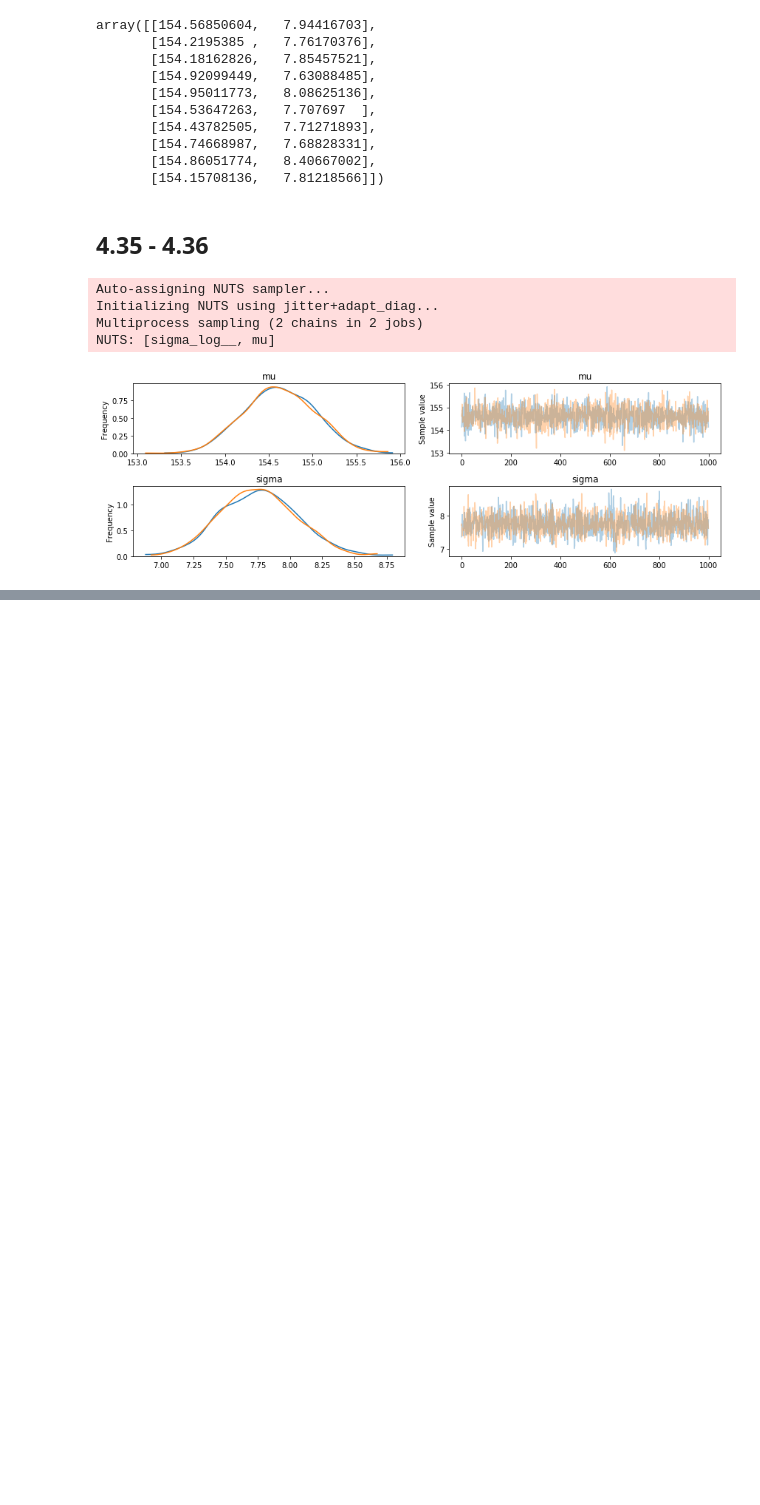
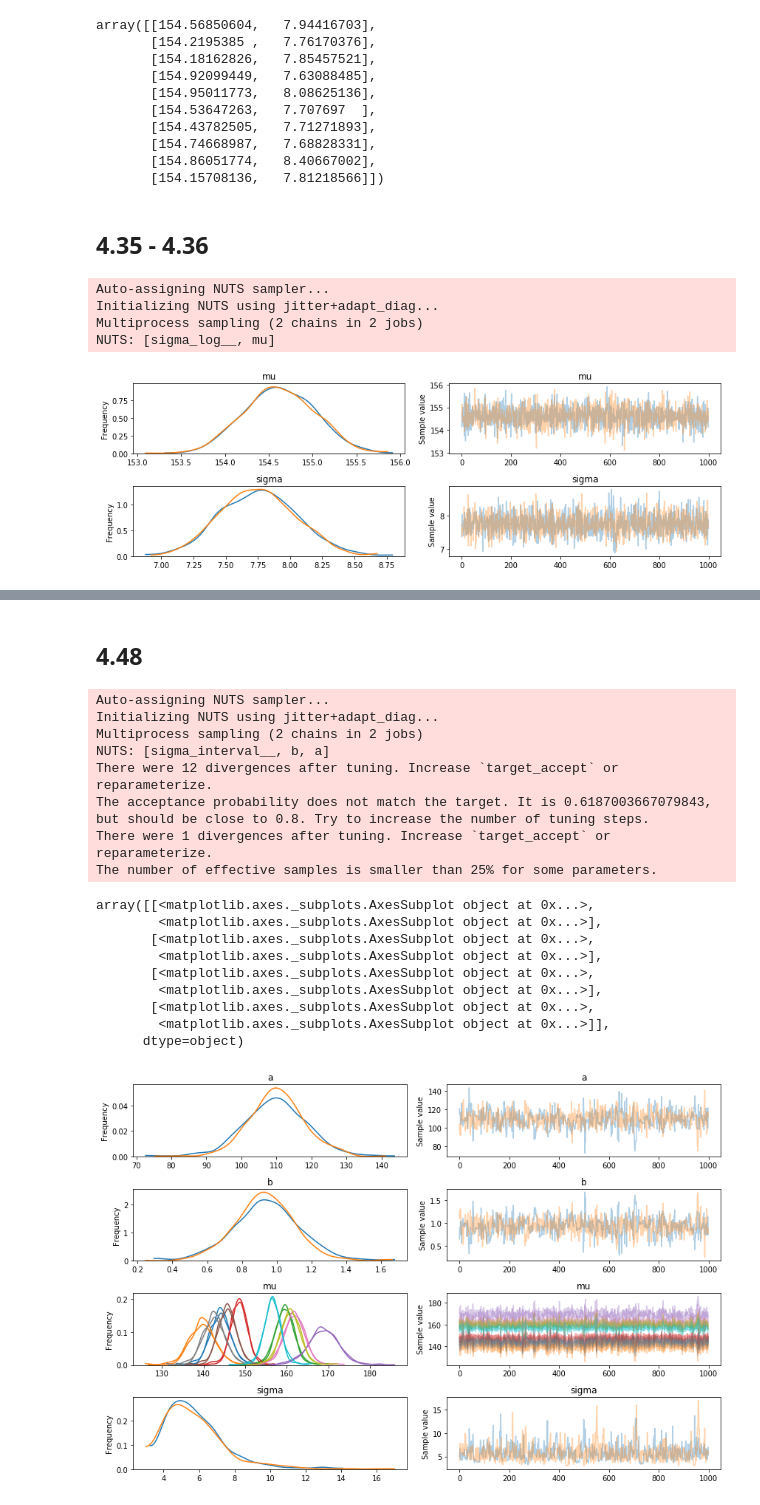
Before and after one commit to efcaguab/statistical-rethinking, a Jupyter notebook: learning-code/chapter-4-code.ipynb, the cells around one changed output, grey strips where cells are left out. Saved outputs shown, nothing was run; the diff lists cells and outputs as text; code cells hidden in the pictures; blank space fills up the shorter version.

```diff
--- a/learning-code/chapter-4-code.ipynb
+++ b/learning-code/chapter-4-code.ipynb
@@ -247,0 +302,35 @@ NUTS: [sigma_log__, mu]
+# %% [markdown]
+## 4.48
+# %%
+def modelN (N, dd):
+    dN = dd.loc[1:N]
+    with pm.Model() as model:
+        a = pm.Normal('a', mu = 156, sd = 100)
+        b = pm.Normal('b', mu = 0, sd = 10)
+        mu = pm.Deterministic('mu', a + b * dN.weight)
+        sigma = pm.Uniform('sigma', lower = 0, upper = 50)
+        height = pm.Normal('height', mu = mu, sd = sigma, observed = dN.height)
+        trace = pm.sample(1000, tune = 1000)
+    return model, trace, dN
+
+m_N, trace_mN_10, dN = modelN(10, d2)
+pm.traceplot(trace_mN_10)
+# %% [output]
+Auto-assigning NUTS sampler...
+Initializing NUTS using jitter+adapt_diag...
+Multiprocess sampling (2 chains in 2 jobs)
+NUTS: [sigma_interval__, b, a]
+There were 12 divergences after tuning. Increase `target_accept` or reparameterize.
+The acceptance probability does not match the target. It is 0.6187003667079843, but should be close to 0.8. Try to increase the number of tuning steps.
+There were 1 divergences after tuning. Increase `target_accept` or reparameterize.
+The number of effective samples is smaller than 25% for some parameters.
+array([[<matplotlib.axes._subplots.AxesSubplot object at 0x...>,
+        <matplotlib.axes._subplots.AxesSubplot object at 0x...>],
+       [<matplotlib.axes._subplots.AxesSubplot object at 0x...>,
+        <matplotlib.axes._subplots.AxesSubplot object at 0x...>],
+       [<matplotlib.axes._subplots.AxesSubplot object at 0x...>,
+        <matplotlib.axes._subplots.AxesSubplot object at 0x...>],
+       [<matplotlib.axes._subplots.AxesSubplot object at 0x...>,
+        <matplotlib.axes._subplots.AxesSubplot object at 0x...>]],
+      dtype=object)
+[figure, added]
```
Also changed, not shown: parts of 26 cells of this notebook.
